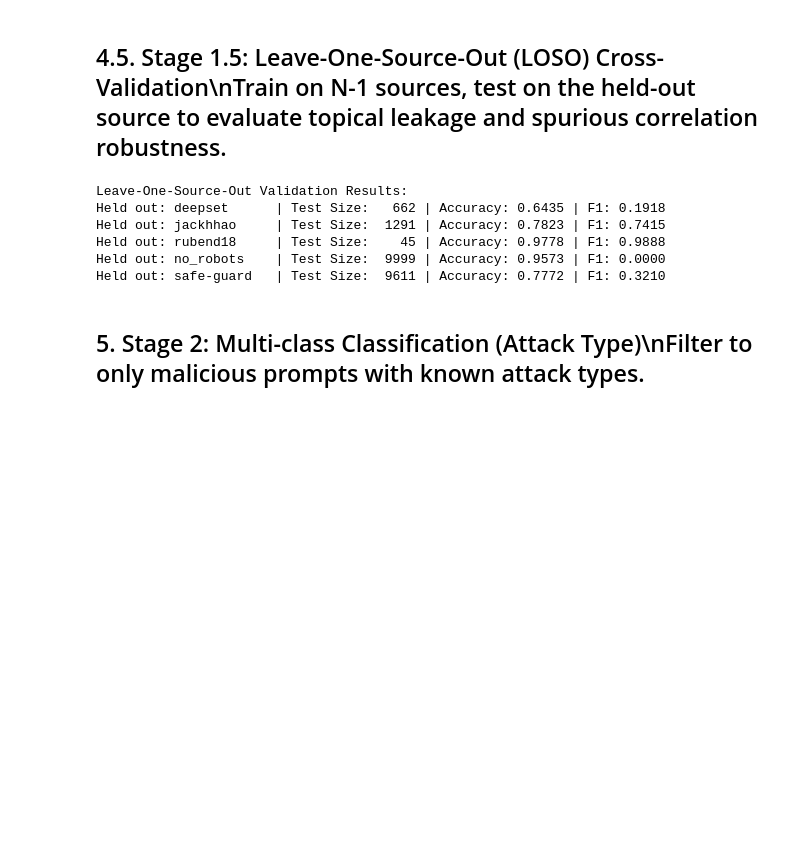
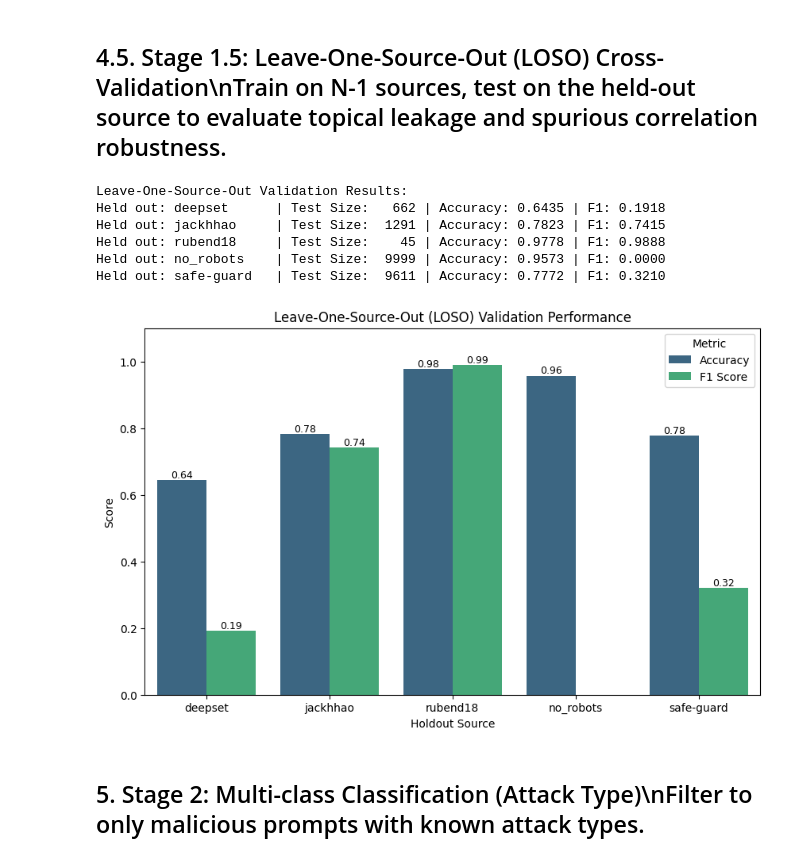
Before and after one commit to vibhupreetham/prompt_attack, a Jupyter notebook: project.ipynb, the cells around one changed output. Cells and saved outputs as stored; diff of their text form; code cells hidden in the pictures; blank space fills up the shorter version.

```diff
--- a/project.ipynb
+++ b/project.ipynb
@@ -185,31 +193,52 @@ weighted avg       0.99      0.99      0.99      4322
 ## 4.5. Stage 1.5: Leave-One-Source-Out (LOSO) Cross-Validation\nTrain on N-1 sources, test on the held-out source to evaluate topical leakage and spurious correlation robustness.
 # %%
 sources = merged_df['source'].unique()
+loso_results = []
 print("Leave-One-Source-Out Validation Results:")
 for held_out in sources:
     train_df = merged_df[merged_df['source'] != held_out]
     test_df = merged_df[merged_df['source'] == held_out]
 
     X_train_loso = vectorizer.transform(train_df['text'].astype(str))
     y_train_loso = train_df['label']
 
     X_test_loso = vectorizer.transform(test_df['text'].astype(str))
     y_test_loso = test_df['label']
 
     clf = XGBClassifier(eval_metric='logloss', base_score=0.5)
     clf.fit(X_train_loso, y_train_loso)
     preds = clf.predict(X_test_loso)
     acc = accuracy_score(y_test_loso, preds)
     f1 = f1_score(y_test_loso, preds, zero_division=0)
 
     print(f"Held out: {held_out:12s} | Test Size: {len(test_df):5d} | Accuracy: {acc:.4f} | F1: {f1:.4f}")
+    loso_results.append({'Holdout Source': held_out, 'Accuracy': acc, 'F1 Score': f1})
+
+# Plotting the LOSO results
+loso_df = pd.DataFrame(loso_results)
+loso_df_melted = loso_df.melt(id_vars='Holdout Source', var_name='Metric', value_name='Score')
+
+plt.figure(figsize=(10,6))
+sns.barplot(data=loso_df_melted, x='Holdout Source', y='Score', hue='Metric', palette='viridis')
+plt.title('Leave-One-Source-Out (LOSO) Validation Performance')
+plt.ylim(0, 1.1)
+plt.ylabel('Score')
+
+# Add text labels on top of the bars
+for p in plt.gca().patches:
+    if p.get_height() > 0:
+        plt.gca().annotate(f"{p.get_height():.2f}", (p.get_x() + p.get_width() / 2., p.get_height()), ha='center', va='bottom', fontsize=9)
+
+plt.savefig('outputs/eval/loso_performance.png', bbox_inches='tight')
+plt.show()
 # %% [output]
 Leave-One-Source-Out Validation Results:
 Held out: deepset      | Test Size:   662 | Accuracy: 0.6435 | F1: 0.1918
 Held out: jackhhao     | Test Size:  1291 | Accuracy: 0.7823 | F1: 0.7415
 Held out: rubend18     | Test Size:    45 | Accuracy: 0.9778 | F1: 0.9888
 Held out: no_robots    | Test Size:  9999 | Accuracy: 0.9573 | F1: 0.0000
 Held out: safe-guard   | Test Size:  9611 | Accuracy: 0.7772 | F1: 0.3210
+[figure, added]
 # %% [markdown]
 ## 5. Stage 2: Multi-class Classification (Attack Type)\nFilter to only malicious prompts with known attack types.
 # %%
```
Also changed, not shown: parts of 4 cells of this notebook, 11 other files.
